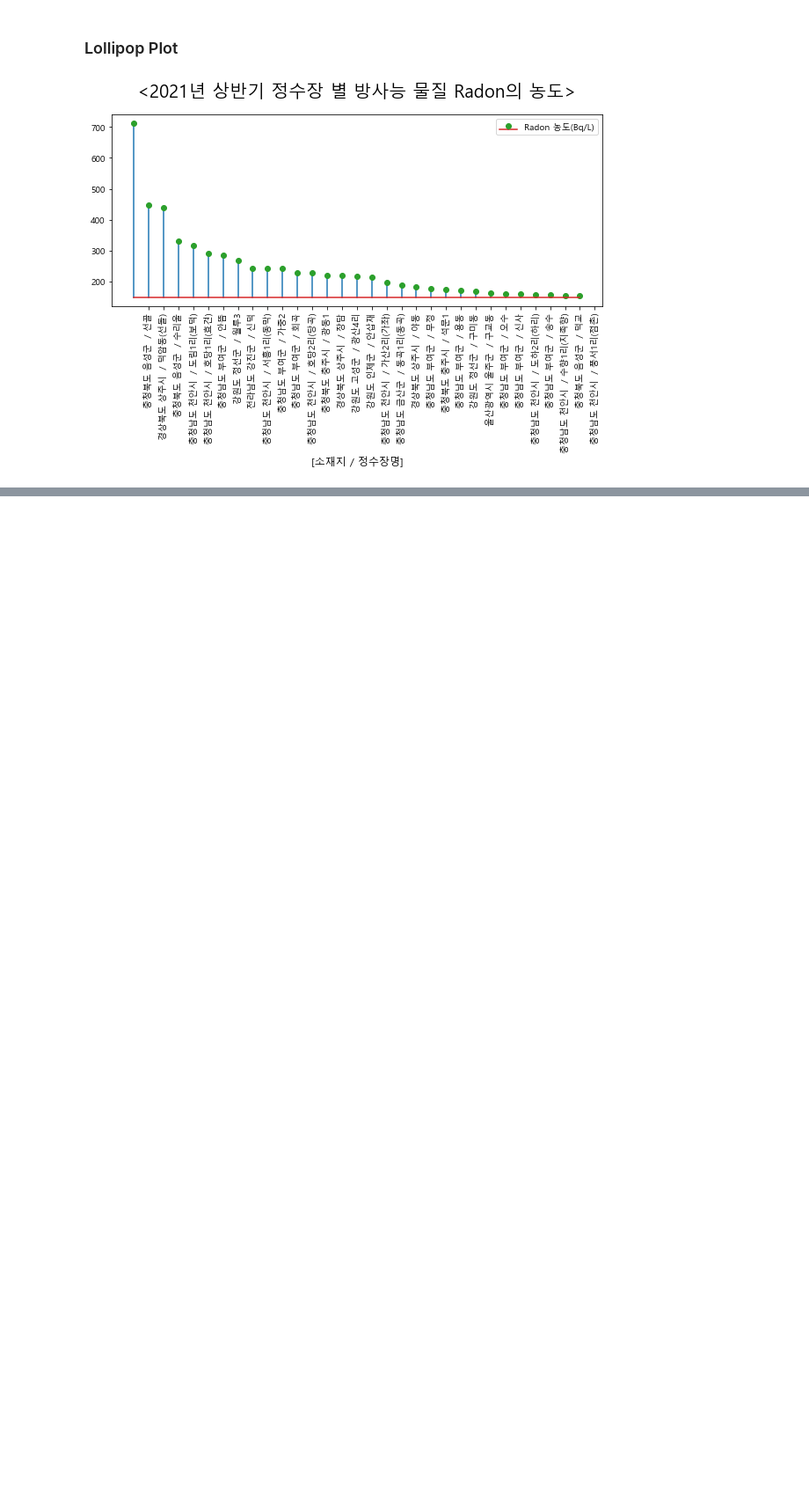
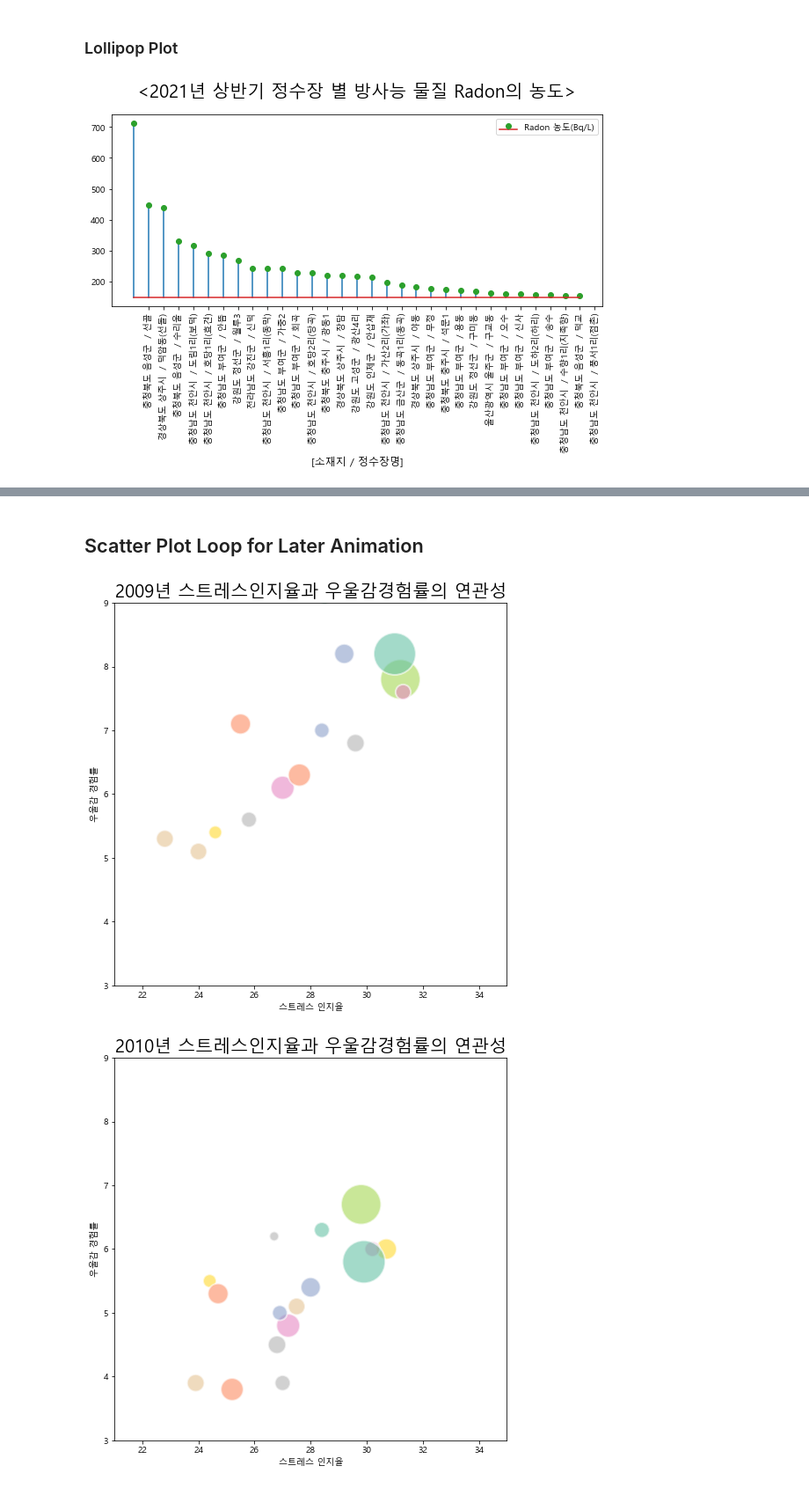
Before and after one commit to BreadFeet/K-water_project, a Jupyter notebook: myanalysis/03_Data_Analysis.ipynb, the cells around one changed output, grey strips where cells are left out. Shown at 88% size. Cells and saved outputs as stored; diff of their text form; code cells hidden in the pictures; blank space fills up the shorter version.

```diff
--- a/myanalysis/03_Data_Analysis.ipynb
+++ b/myanalysis/03_Data_Analysis.ipynb
@@ -762,0 +839,6 @@ plt.show()
+# %%
+# 컬럼명에서 '_총인구수' 부분 빼기
+splited = pop.columns.str.split('_')
+year = splited.str.get(0)
+pop.columns = year
+pop.head()
@@ -762,0 +876,3 @@ plt.show()
+# %%
+ct_pop = pd.concat(df_lst, axis=0)
+ct_pop.head()
@@ -762,0 +886,9 @@ plt.show()
+# %%
+# 인구수(,포함된 수)의 type 바꾸기
+ct_pop.dtypes                       # 인구수: object
+ct_pop['인구수'] = ct_pop['인구수'].str.replace(',', '')    # 컴마 제거
+
+ct_pop.fillna(0, inplace=True)     # 세종시 2010, 2011년 인구수가 NaN으로 되어있는 것 0으로 치환
+
+ct_pop = ct_pop.astype({'인구수':int})
+ct_pop.dtypes
@@ -762,0 +902,4 @@ plt.show()
+# %%
+# 건강데이터와 인구수 데이터를 지역, 연도를 on으로 merge
+hth_pop = pd.merge(left=h_rf, right=ct_pop, on=['지역', '연도'], how='inner')
+hth_pop.head(30)
@@ -762,0 +936,28 @@ plt.show()
+# %% [markdown]
+## Scatter Plot Loop for Later Animation
+# %%
+# 10년치 그래프 for loop
+for year in hth_pop['연도'].unique():
+    fig = plt.figure(figsize=(8, 8))   # dpi=dpi 제외
+
+    hth_pop['지역'] = pd.Categorical(hth_pop['지역'])    # 지역을 카테고리로 만들어야, 추후 지역에 따른 다른 bubble color를 입힐 수 있음!
+
+    sub = hth_pop[hth_pop['연도'] == year]
+
+    plt.scatter(x=sub['스트레스인지율'],    # x, y 조정하여 여러 그래프 확인
+                y=sub['우울감경험률'],
+                s=sub['인구수']/5000,
+                c=sub['지역'].cat.codes,
+                cmap='Set2', alpha=0.6, edgecolors='white', linewidth=2)
+
+    plt.title(str(year) + '년 스트레스인지율과 우울감경험률의 연관성', fontsize=20)
+    plt.xlabel('스트레스 인지율')
+    plt.ylabel('우울감 경험률')
+    plt.xlim(21, 35)
+    plt.ylim(3, 9)
+
+    plt.savefig('../static/assets/images/scatterplot' + str(year) + '.png', dpi=96)
+    plt.show()
+# %% [output]
+[figure, added]
+[figure, added]
```
Also changed, not shown: parts of 21 cells of this notebook, 4 other files.
